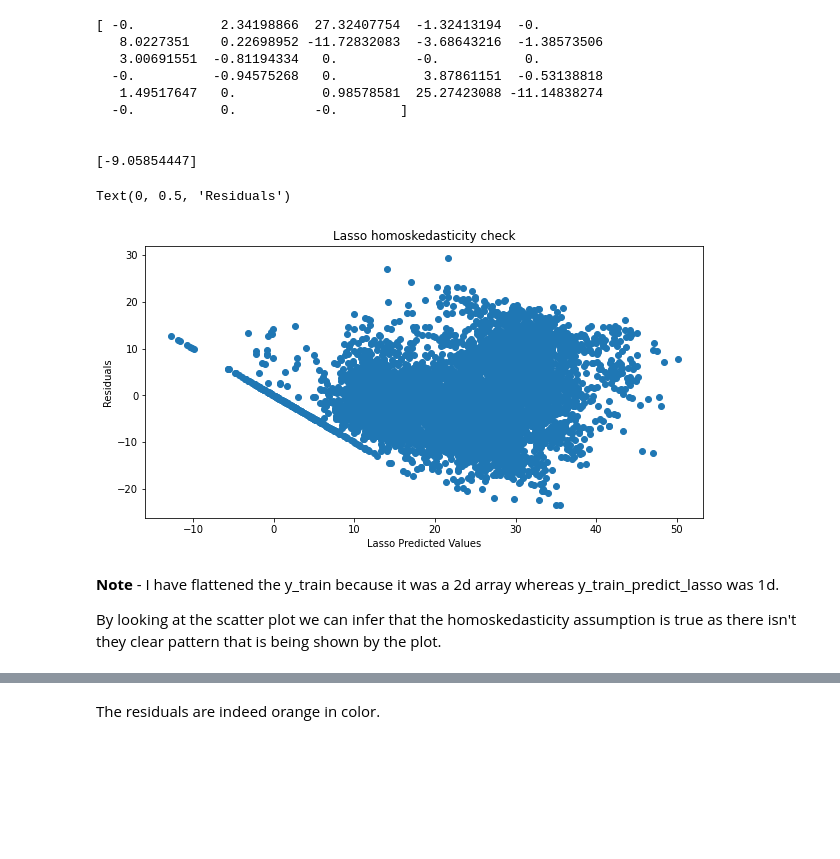
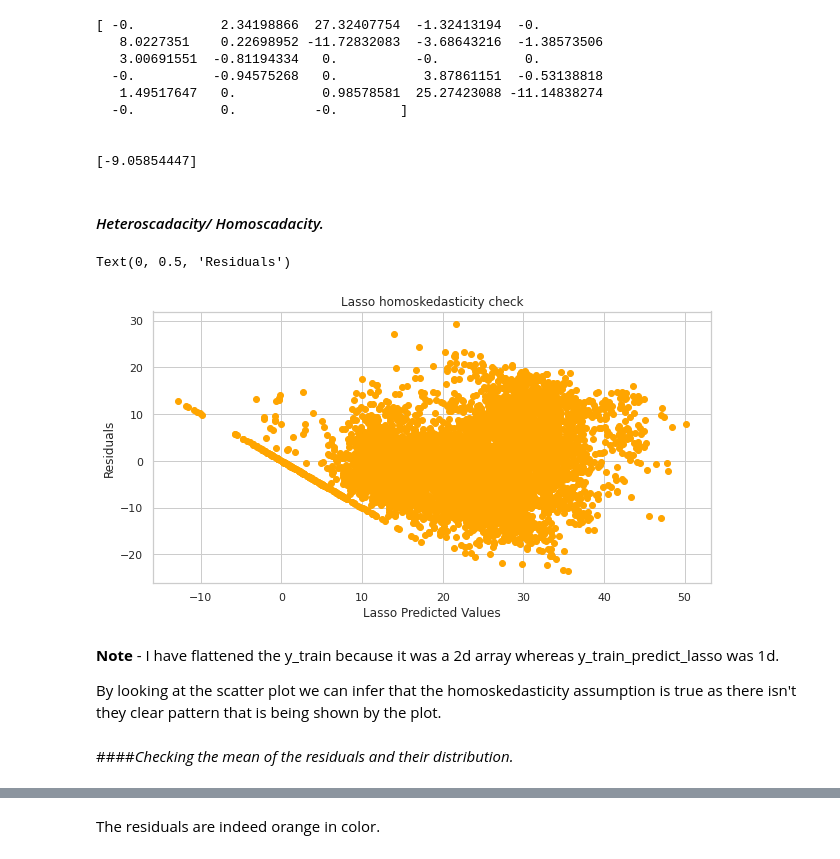
Before and after one commit to Shourya306/Bike-Sharing-Demand-Prediction-Regression, a Jupyter notebook: Bike_Sharing_Demand_Prediction_Capstone_Project.ipynb, the cells around one changed output, grey strips where cells are left out. Saved outputs shown, nothing was run; the diff lists cells and outputs as text; code cells hidden in the pictures; blank space fills up the shorter version.

```diff
--- a/Bike_Sharing_Demand_Prediction_Capstone_Project.ipynb
+++ b/Bike_Sharing_Demand_Prediction_Capstone_Project.ipynb
@@ -1052,23 +1074,27 @@ print(lasso.intercept_)
 # %%
 # Predicting the Training values to analyse the performance of the training.
 y_train_predict_lasso = lasso.predict(X_train)
+# %% [markdown]
+#### *Heteroscadacity/ Homoscadacity.*
 # %%
 # Let us check if the assumptions of homoskedasticity and the residual mean ~= 0 are valid.
 # homoskedasticity check.
 residuals_lasso = y_train.flatten() - y_train_predict_lasso
 y_predicted_lasso = y_train_predict_lasso
 plt.figure(figsize = (10,5))
-plt.scatter(x = y_predicted_lasso, y = residuals_lasso)
+plt.scatter(x = y_predicted_lasso, y = residuals_lasso, color = 'orange')
 plt.title('Lasso homoskedasticity check')
 plt.xlabel('Lasso Predicted Values')
 plt.ylabel('Residuals')
 # %% [output]
 Text(0, 0.5, 'Residuals')
-[figure, old version]
+[figure, new version]
 # %% [markdown]
 **Note** - I have flattened the y_train because it was a 2d array whereas y_train_predict_lasso was 1d.
 
 By looking at the scatter plot we can infer that the homoskedasticity assumption is true as there isn't they clear pattern that is being shown by the plot.
+# %% [markdown]
+####*Checking the mean of the residuals and their distribution.*
 # %%
 # Checking if the residuals are normally distributed.
 sns.distplot(residuals_lasso, color = 'orange')
```
Also changed, not shown: parts of 46 cells of this notebook.
